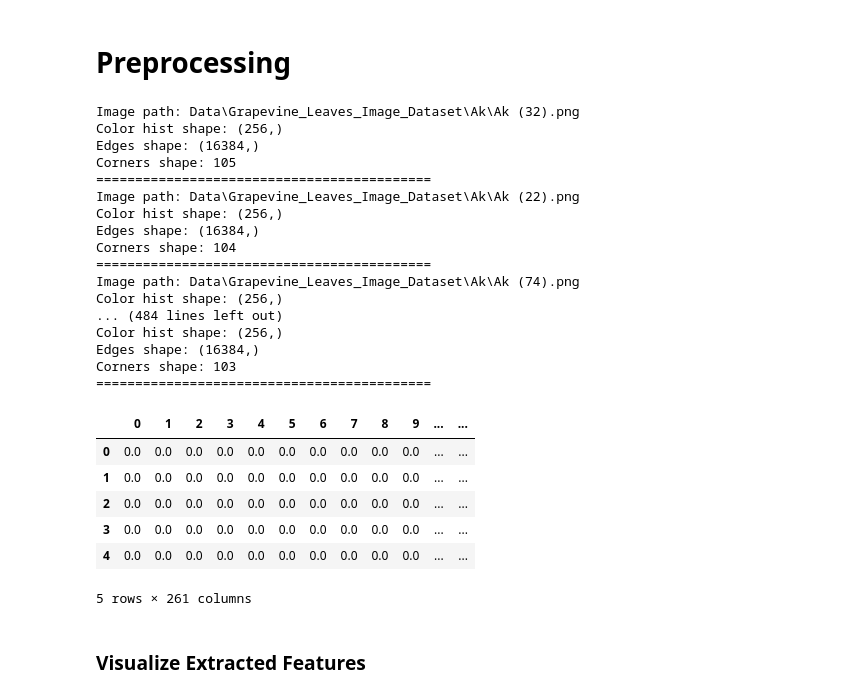
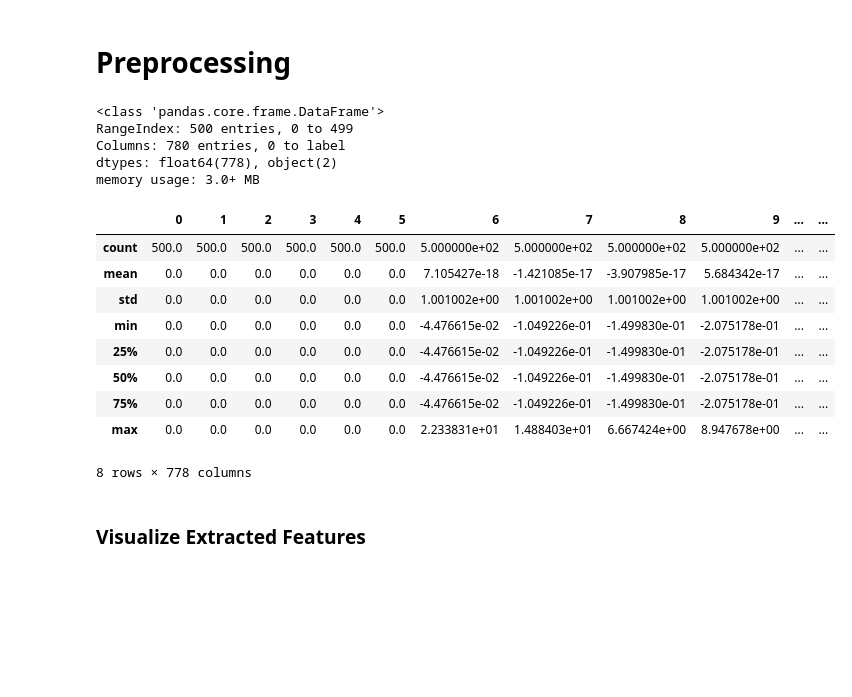
Before and after one commit to dsm1015/ML-480, a Jupyter notebook: SVM_and_Decision_Trees_Assignment/Grapvine_SVM_and_Decision_Tree.ipynb, the cells around one changed output. Saved outputs shown, nothing was run; the diff lists cells and outputs as text; code cells hidden in the pictures; blank space fills up the shorter version.

```diff
--- a/SVM_and_Decision_Trees_Assignment/Grapvine_SVM_and_Decision_Tree.ipynb
+++ b/SVM_and_Decision_Trees_Assignment/Grapvine_SVM_and_Decision_Tree.ipynb
@@ -8,10 +11,11 @@ Dataset Link: https://www.kaggle.com/datasets/muratkokludataset/grapevine-leaves
 import os
 import zipfile
 
-SAMPLE_SIZE_PER_CLASS = 20
+SAMPLE_SIZE_PER_CLASS = 100
 IMAGE_DIMENSION = (128, 128)
 IMAGE_DISPLAY_COUNT = 5
 NUM_LABELS = 5
+RANDOM_SEED = 48
 
 dataset_file = "Grapevine_Leaves_Image_Dataset.zip"
 data_top_folder = "Data"
@@ -21,7 +25,6 @@ with zipfile.ZipFile(dataset_file, 'r') as zip_ref:
     zip_ref.extractall(data_top_folder)
 
 # Checking the contents of the extracted dataset folder
-
 extracted_files = os.listdir(dataset_folder)
 extracted_files
 # %% [output]
@@ -81,102 +148,80 @@ from skimage.feature import corner_harris, corner_peaks
 from sklearn.preprocessing import StandardScaler
 
 def extract_features(image_path, resize_dim=IMAGE_DIMENSION):
-    """
-    Extract color histograms, edges, and corners from the image.
-    - Color histograms for color features
-    - Canny edge detection for edge features
-    - Harris corner detection for corner features
-    """
     # Read the image
     image = cv2.imread(image_path)
     image = cv2.resize(image, resize_dim)
     image_gray = cv2.cvtColor(image, cv2.COLOR_BGR2GRAY)
 
     # Color histogram features (using the grayscale image)
-    color_hist = cv2.calcHist([image_gray], [0], None, [256], [0, 256]).flatten()
+    color_hist = cv2.calcHist([image], [0], None, [256], [0, 256]).flatten()
 
     # Edge detection features
     edges = cv2.Canny(image_gray, 100, 200).flatten()
-    edge_hist = np.histogram(edges, bins=[0, 128, 256])[0]
+    edge_hist = np.histogram(edges, bins=10)[0]
 
-    # Corner detection features
-    corners = corner_harris(image_gray)
-    corner_count = len(corner_peaks(corners, min_distance=5))
+    # HOG detection features
+    fd = hog(image_gray, orientations=8, pixels_per_cell=(16,16), cells_per_block=(1,1), block_norm='L2-Hys', visualize=False)
 
-    print(f"Image path: {image_path}")
+    """ print(f"Image path: {image_path}")
     print(f"Color hist shape: {color_hist.shape}")
     print(f"Edges shape: {edges.shape}")
-    print(f"Corners shape: {corner_count}")
-    print("===========================================")
+    print("===========================================") """
 
-    return np.concatenate([color_hist, edge_hist, [corner_count]])
+    return np.concatenate([color_hist, edge_hist, fd])
 
-# Creating a dataframe to store features and labels
 data = []
 labels = []
 image_paths = []
 
-# Process each folder (label) in the dataset
+
 for label_folder in os.listdir(dataset_folder):
     folder_path = Path(dataset_folder) / label_folder
     if folder_path.is_dir():
         # Get a list of all image files in the folder
         image_files = [image_file for image_file in folder_path.iterdir() if image_file.is_file() and image_file.suffix == '.png']
 
         # Randomly select k files from the list
         selected_files = random.sample(image_files, k=SAMPLE_SIZE_PER_CLASS)
 
         # Process each selected image file
         for image_file in selected_files:
             features = extract_features(str(image_file))
             data.append(features)
             labels.append(label_folder)
             image_paths.append(str(image_file))
 
-# Convert to a DataFrame
 features_df = pd.DataFrame(data)
 features_df['image_path'] = image_paths
 features_df['label'] = labels
 
-# Separate the features from the image paths
 numeric_features = features_df.drop([ 'image_path', 'label'], axis=1)
 
-# Scale the features
 scaler = StandardScaler()
 scaled_features = scaler.fit_transform(numeric_features)
 
-# Re-creating the dataframe with scaled features
 scaled_features_df = pd.DataFrame(scaled_features, columns=numeric_features.columns)
 scaled_features_df['image_path'] = features_df['image_path']
 scaled_features_df['label'] = features_df['label']
 
-
-scaled_features_df.head()
+scaled_features_df.info()
+scaled_features_df.describe()
 # %% [output]
-Image path: Data\Grapevine_Leaves_Image_Dataset\Ak\Ak (32).png
-Color hist shape: (256,)
-Edges shape: (16384,)
-Corners shape: 105
-===========================================
-Image path: Data\Grapevine_Leaves_Image_Dataset\Ak\Ak (22).png
-Color hist shape: (256,)
-Edges shape: (16384,)
-Corners shape: 104
-===========================================
-Image path: Data\Grapevine_Leaves_Image_Dataset\Ak\Ak (74).png
-Color hist shape: (256,)
-... (484 lines left out)
-Color hist shape: (256,)
-Edges shape: (16384,)
-Corners shape: 103
-===========================================
+<class 'pandas.core.frame.DataFrame'>
+RangeIndex: 500 entries, 0 to 499
+Columns: 780 entries, 0 to label
+dtypes: float64(778), object(2)
+memory usage: 3.0+ MB
 |  | 0 | 1 | 2 | 3 | 4 | 5 | 6 | 7 | 8 | 9 | ... | ... |
-| 0 | 0.0 | 0.0 | 0.0 | 0.0 | 0.0 | 0.0 | 0.0 | 0.0 | 0.0 | 0.0 | ... | ... |
-| 1 | 0.0 | 0.0 | 0.0 | 0.0 | 0.0 | 0.0 | 0.0 | 0.0 | 0.0 | 0.0 | ... | ... |
-| 2 | 0.0 | 0.0 | 0.0 | 0.0 | 0.0 | 0.0 | 0.0 | 0.0 | 0.0 | 0.0 | ... | ... |
-| 3 | 0.0 | 0.0 | 0.0 | 0.0 | 0.0 | 0.0 | 0.0 | 0.0 | 0.0 | 0.0 | ... | ... |
-| 4 | 0.0 | 0.0 | 0.0 | 0.0 | 0.0 | 0.0 | 0.0 | 0.0 | 0.0 | 0.0 | ... | ... |
+| count | 500.0 | 500.0 | 500.0 | 500.0 | 500.0 | 500.0 | 5.000000e+02 | 5.000000e+02 | 5.000000e+02 | 5.000000e+02 | ... | ... |
+| mean | 0.0 | 0.0 | 0.0 | 0.0 | 0.0 | 0.0 | 7.105427e-18 | -1.421085e-17 | -3.907985e-17 | 5.684342e-17 | ... | ... |
+| std | 0.0 | 0.0 | 0.0 | 0.0 | 0.0 | 0.0 | 1.001002e+00 | 1.001002e+00 | 1.001002e+00 | 1.001002e+00 | ... | ... |
+| min | 0.0 | 0.0 | 0.0 | 0.0 | 0.0 | 0.0 | -4.476615e-02 | -1.049226e-01 | -1.499830e-01 | -2.075178e-01 | ... | ... |
+| 25% | 0.0 | 0.0 | 0.0 | 0.0 | 0.0 | 0.0 | -4.476615e-02 | -1.049226e-01 | -1.499830e-01 | -2.075178e-01 | ... | ... |
+| 50% | 0.0 | 0.0 | 0.0 | 0.0 | 0.0 | 0.0 | -4.476615e-02 | -1.049226e-01 | -1.499830e-01 | -2.075178e-01 | ... | ... |
+| 75% | 0.0 | 0.0 | 0.0 | 0.0 | 0.0 | 0.0 | -4.476615e-02 | -1.049226e-01 | -1.499830e-01 | -2.075178e-01 | ... | ... |
+| max | 0.0 | 0.0 | 0.0 | 0.0 | 0.0 | 0.0 | 2.233831e+01 | 1.488403e+01 | 6.667424e+00 | 8.947678e+00 | ... | ... |
-5 rows × 261 columns
+8 rows × 778 columns
 # %% [markdown]
 ### Visualize Extracted Features
 # %%
```
Also changed, not shown: parts of 20 cells of this notebook, 1 other file.
